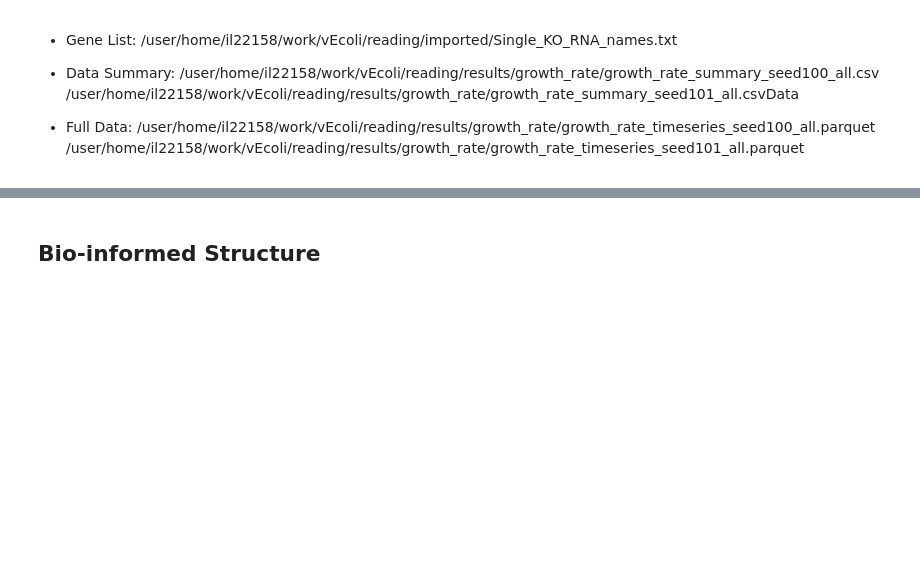
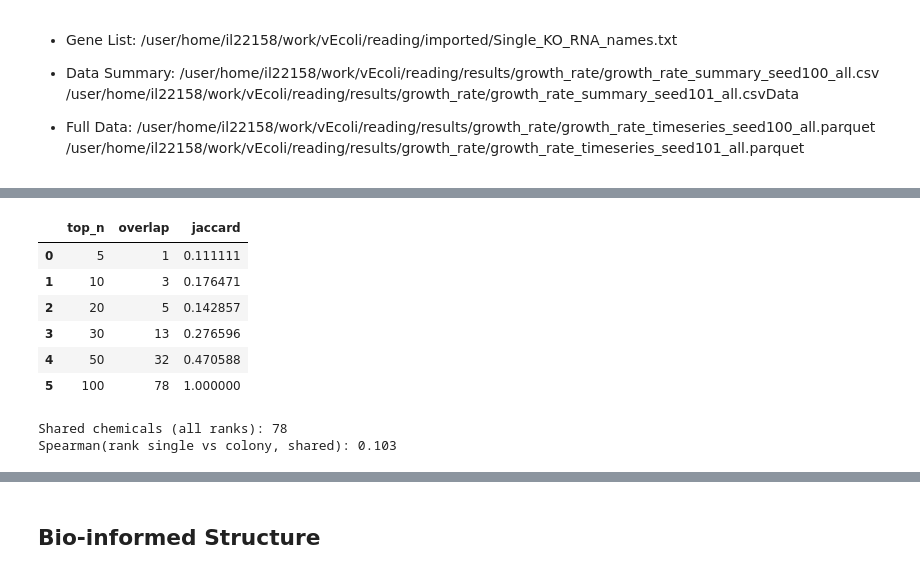
Before and after one commit to katha815/vEcoli-Local, a Jupyter notebook: reading/analysis_prior_to_ML_train.ipynb, the cells around one changed output, grey strips where cells are left out. Drawn from its saved outputs; the diff is of its cells as text; code cells hidden in the pictures; blank space fills up the shorter version.

```diff
--- a/reading/analysis_prior_to_ML_train.ipynb
+++ b/reading/analysis_prior_to_ML_train.ipynb
@@ -1465,0 +1982,40 @@ Therefore, the early simulations are deleted.
+# %%
+import re, pandas as pd
+from pathlib import Path
+
+sc = pd.read_csv(Path("/user/home/il22158/work/vEcoli/reading/results/single_cell_fluxes/exchange_flux_ranked__all_media_conditions1__g1_2_3__seed0__v0_thresh0e+00.csv"))
+co = pd.read_csv(Path("/user/home/il22158/work/vEcoli/reading/results/colony/ranked_external_exchange__baseline_2gen_seed_0_colony_t6000.csv"))
+inf = pd.read_csv(Path("/user/home/il22158/work/vEcoli/reading/results/colony/inf_available_chemicals__baseline_2gen_seed_0_colony_t6000.csv"))
+
+pick = lambda df, xs: next((x for x in xs if x in df.columns), None)
+name_sc, name_co, name_inf = pick(sc,["exchange_name","chemical","name"]), pick(co,["chemical","exchange_name","name"]), pick(inf,["chemical","exchange_name","name"])
+met_sc, met_co = pick(sc,["max_abs_flux","mean_abs_flux"]), pick(co,["max_abs_exchange_rate","mean_abs_exchange_rate"])
+norm = lambda s: re.sub(r"\[.*?\]", "", str(s)).strip()
+
+inf_set = set(inf[name_inf].dropna().map(norm))
+sc = sc.assign(c=sc[name_sc].map(norm)).query("c not in @inf_set").sort_values(met_sc, ascending=False).drop_duplicates("c").reset_index(drop=True)
+co = co.assign(c=co[name_co].map(norm)).query("c not in @inf_set").sort_values(met_co, ascending=False).drop_duplicates("c").reset_index(drop=True)
+sc["r_sc"], co["r_co"] = sc.index + 1, co.index + 1
+
+rows = []
+for n in [5,10,20,30,50,100]:
+    a, b = set(sc.head(n)["c"]), set(co.head(n)["c"]); u = len(a | b)
+    rows.append({"top_n": n, "overlap": len(a & b), "jaccard": len(a & b) / u if u else float("nan")})
+jacc = pd.DataFrame(rows)
+
+rank_cmp = sc[["c","r_sc"]].merge(co[["c","r_co"]], on="c", how="inner")
+rho = rank_cmp[["r_sc","r_co"]].corr(method="spearman").iloc[0,1] if len(rank_cmp) > 1 else float("nan")
+
+display(jacc)
+print(f"Shared chemicals (all ranks): {len(rank_cmp)}")
+print(f"Spearman(rank single vs colony, shared): {rho:.3f}")
+# %% [output]
+|  | top_n | overlap | jaccard |
+| 0 | 5 | 1 | 0.111111 |
+| 1 | 10 | 3 | 0.176471 |
+| 2 | 20 | 5 | 0.142857 |
+| 3 | 30 | 13 | 0.276596 |
+| 4 | 50 | 32 | 0.470588 |
+| 5 | 100 | 78 | 1.000000 |
+Shared chemicals (all ranks): 78
+Spearman(rank single vs colony, shared): 0.103
```
Also changed, not shown: parts of 9 cells of this notebook, 15 other files.
